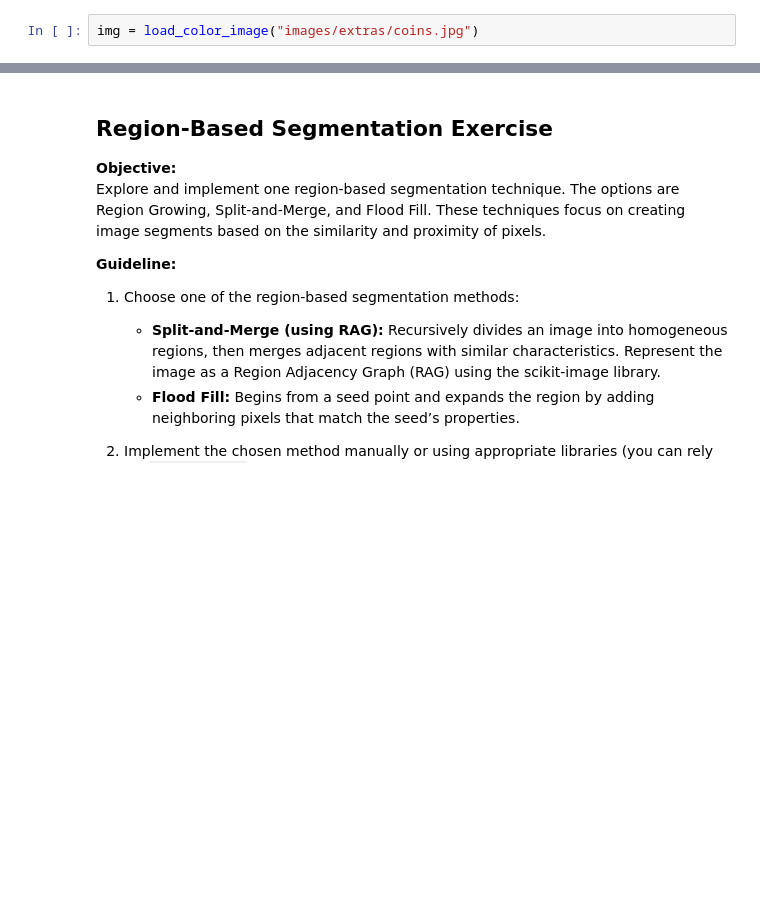
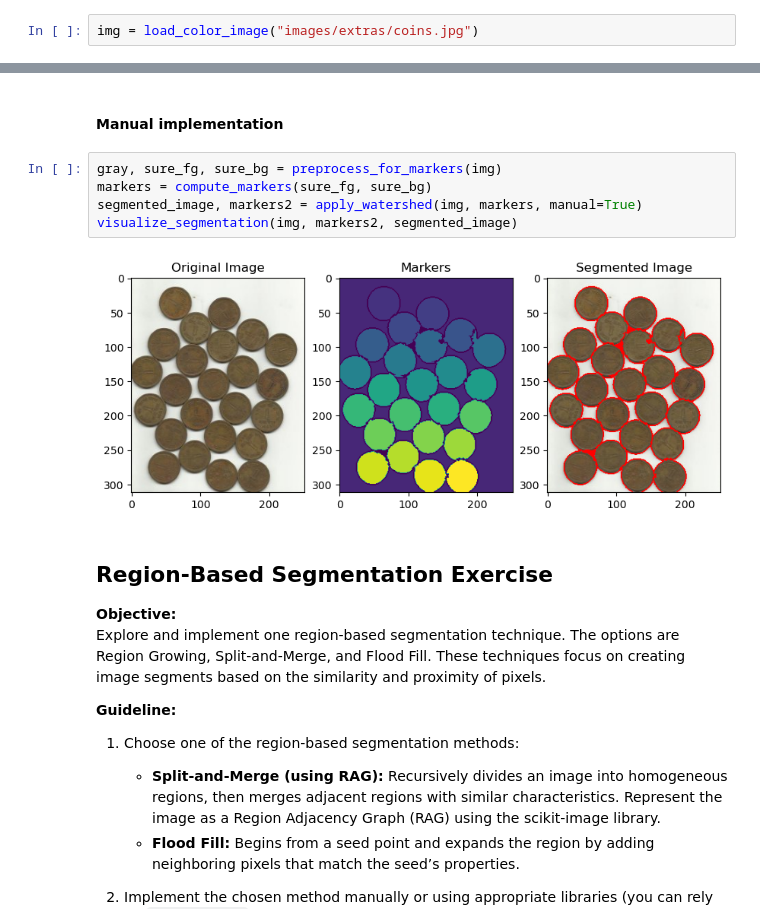
Before and after one commit to Pikurrot/cv-problems-uab, a Jupyter notebook: Lab 3/Practicum_Fondations_CV_Lab3.ipynb, the cells around one changed output, grey strips where cells are left out. Cells and saved outputs as stored; diff of their text form; blank space fills up the shorter version.

```diff
--- a/Lab 3/Practicum_Fondations_CV_Lab3.ipynb
+++ b/Lab 3/Practicum_Fondations_CV_Lab3.ipynb
@@ -755,3 +758,12 @@ visualize_segmentation(img, segmented)
+# %% [markdown]
+#### Manual implementation
+# %%
+gray, sure_fg, sure_bg = preprocess_for_markers(img)
+markers = compute_markers(sure_fg, sure_bg)
+segmented_image, markers2 = apply_watershed(img, markers, manual=True)
+visualize_segmentation(img, markers2, segmented_image)
+# %% [output]
+[figure, added]
 # %% [markdown]
 ## Region-Based Segmentation Exercise
 **Objective:**
```
Also changed, not shown: parts of 5 cells of this notebook.
